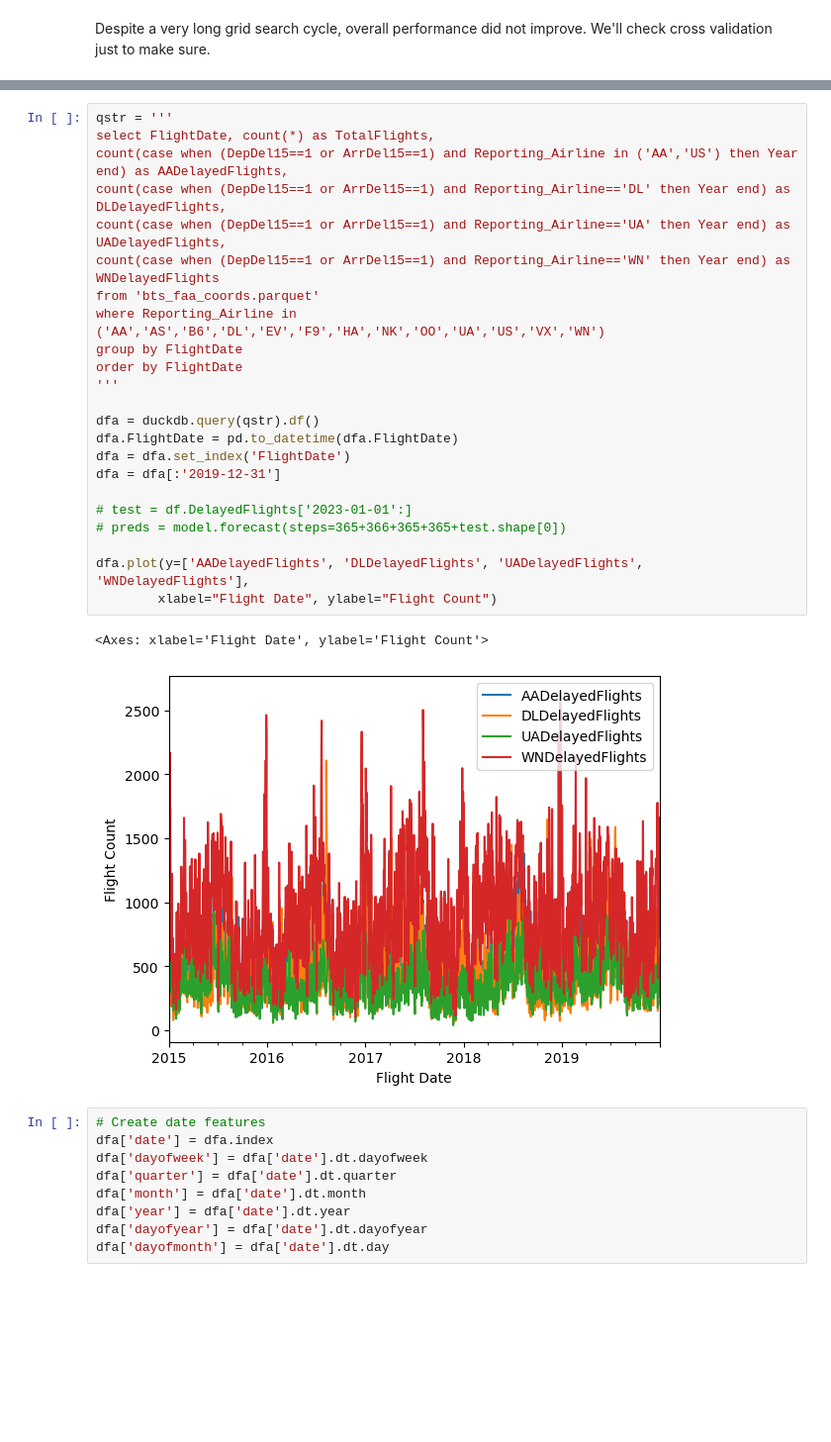
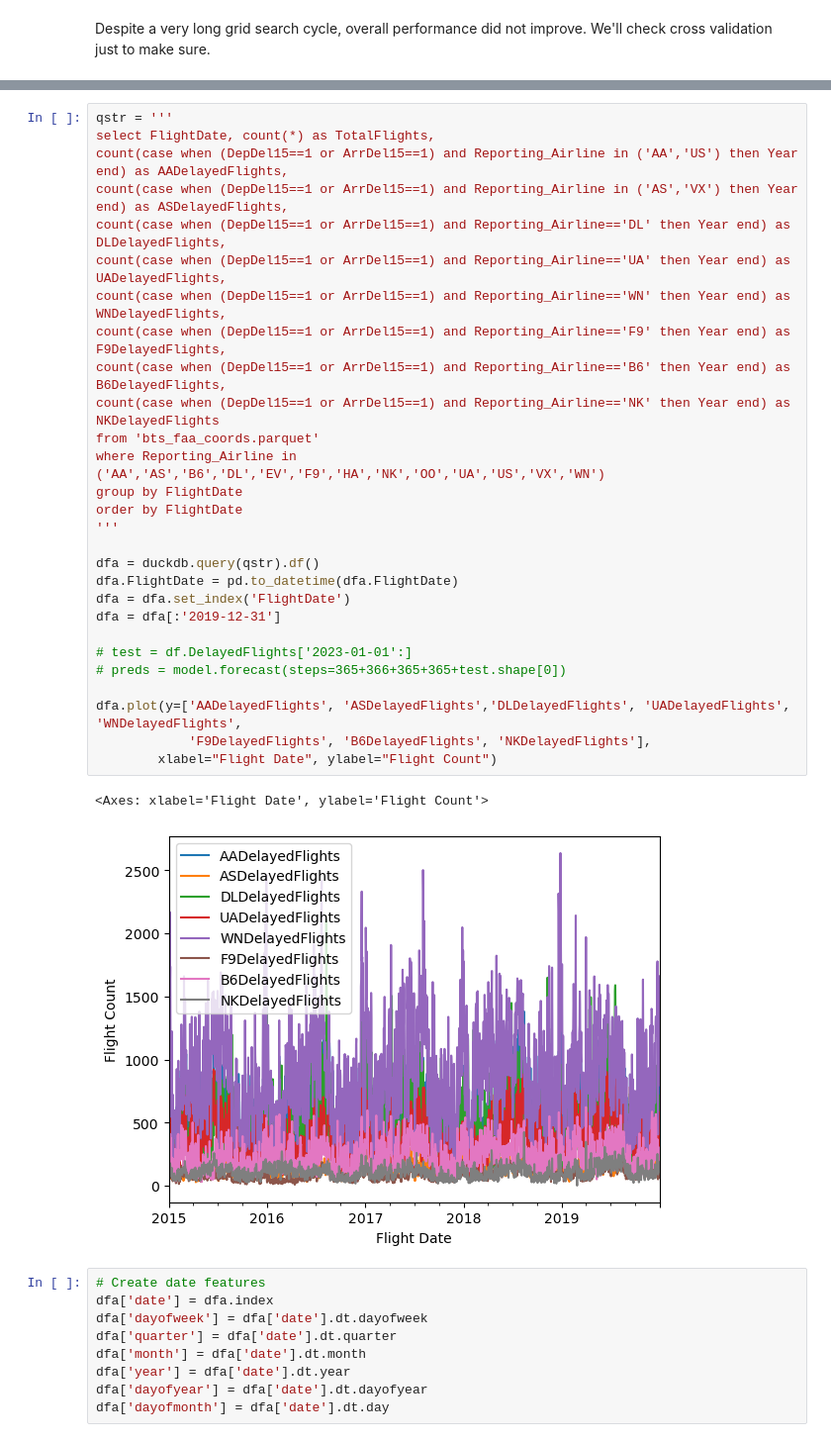
Before and after one commit to psollars/milestone-2, a Jupyter notebook: time_series/Supervised Learning - Time Series Analysis.ipynb, the cells around one changed output, grey strips where cells are left out. Shown at 99% size. Drawn from its saved outputs; the diff is of its cells as text; blank space fills up the shorter version.

```diff
--- a/time_series/Supervised Learning - Time Series Analysis.ipynb
+++ b/time_series/Supervised Learning - Time Series Analysis.ipynb
@@ -1070,29 +1093,34 @@ Now that we have identified the best performing model, we want to look at data f
 # %%
 qstr = '''
 select FlightDate, count(*) as TotalFlights,
 count(case when (DepDel15==1 or ArrDel15==1) and Reporting_Airline in ('AA','US') then Year end) as AADelayedFlights,
+count(case when (DepDel15==1 or ArrDel15==1) and Reporting_Airline in ('AS','VX') then Year end) as ASDelayedFlights,
 count(case when (DepDel15==1 or ArrDel15==1) and Reporting_Airline=='DL' then Year end) as DLDelayedFlights,
 count(case when (DepDel15==1 or ArrDel15==1) and Reporting_Airline=='UA' then Year end) as UADelayedFlights,
-count(case when (DepDel15==1 or ArrDel15==1) and Reporting_Airline=='WN' then Year end) as WNDelayedFlights
+count(case when (DepDel15==1 or ArrDel15==1) and Reporting_Airline=='WN' then Year end) as WNDelayedFlights,
+count(case when (DepDel15==1 or ArrDel15==1) and Reporting_Airline=='F9' then Year end) as F9DelayedFlights,
+count(case when (DepDel15==1 or ArrDel15==1) and Reporting_Airline=='B6' then Year end) as B6DelayedFlights,
+count(case when (DepDel15==1 or ArrDel15==1) and Reporting_Airline=='NK' then Year end) as NKDelayedFlights
 from 'bts_faa_coords.parquet'
 where Reporting_Airline in ('AA','AS','B6','DL','EV','F9','HA','NK','OO','UA','US','VX','WN')
 group by FlightDate
 order by FlightDate
 '''
 
 dfa = duckdb.query(qstr).df()
 dfa.FlightDate = pd.to_datetime(dfa.FlightDate)
 dfa = dfa.set_index('FlightDate')
 dfa = dfa[:'2019-12-31']
 
 # test = df.DelayedFlights['2023-01-01':]
 # preds = model.forecast(steps=365+366+365+365+test.shape[0])
 
-dfa.plot(y=['AADelayedFlights', 'DLDelayedFlights', 'UADelayedFlights', 'WNDelayedFlights'],
+dfa.plot(y=['AADelayedFlights', 'ASDelayedFlights','DLDelayedFlights', 'UADelayedFlights', 'WNDelayedFlights',
+            'F9DelayedFlights', 'B6DelayedFlights', 'NKDelayedFlights'],
         xlabel="Flight Date", ylabel="Flight Count")
 # %% [output]
 <Axes: xlabel='Flight Date', ylabel='Flight Count'>
-[figure, old version]
+[figure, new version]
 # %%
 # Create date features
 dfa['date'] = dfa.index
```
Also changed, not shown: parts of 48 cells of this notebook.
